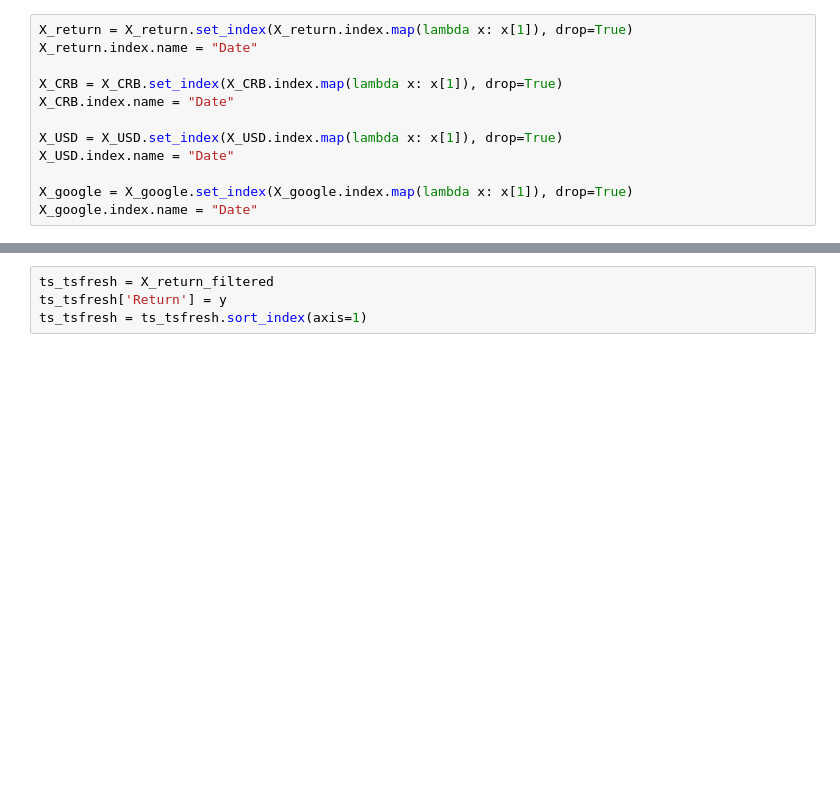
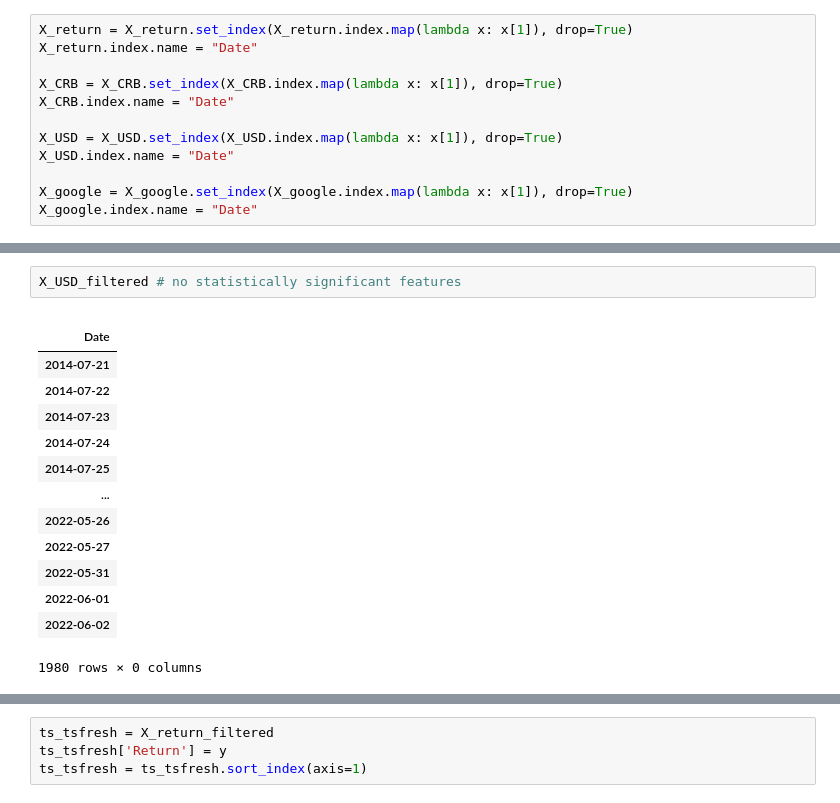
Before and after one commit to joaqsgonzales/tsa_final_project, a Jupyter notebook: Integrating tsFresh with Deep Learning Models.ipynb, the cells around one changed output, grey strips where cells are left out. Drawn from its saved outputs; the diff is of its cells as text; blank space fills up the shorter version.

```diff
--- a/Integrating tsFresh with Deep Learning Models.ipynb
+++ b/Integrating tsFresh with Deep Learning Models.ipynb
@@ -692,0 +824,17 @@ X_google_filtered = select_features(X_google, y)
+# %%
+X_USD_filtered # no statistically significant features
+# %% [output]
+|  |
+| Date |
+| 2014-07-21 |
+| 2014-07-22 |
+| 2014-07-23 |
+| 2014-07-24 |
+| 2014-07-25 |
+| ... |
+| 2022-05-26 |
+| 2022-05-27 |
+| 2022-05-31 |
+| 2022-06-01 |
+| 2022-06-02 |
+1980 rows × 0 columns
```
Also changed, not shown: parts of 46 cells of this notebook.
